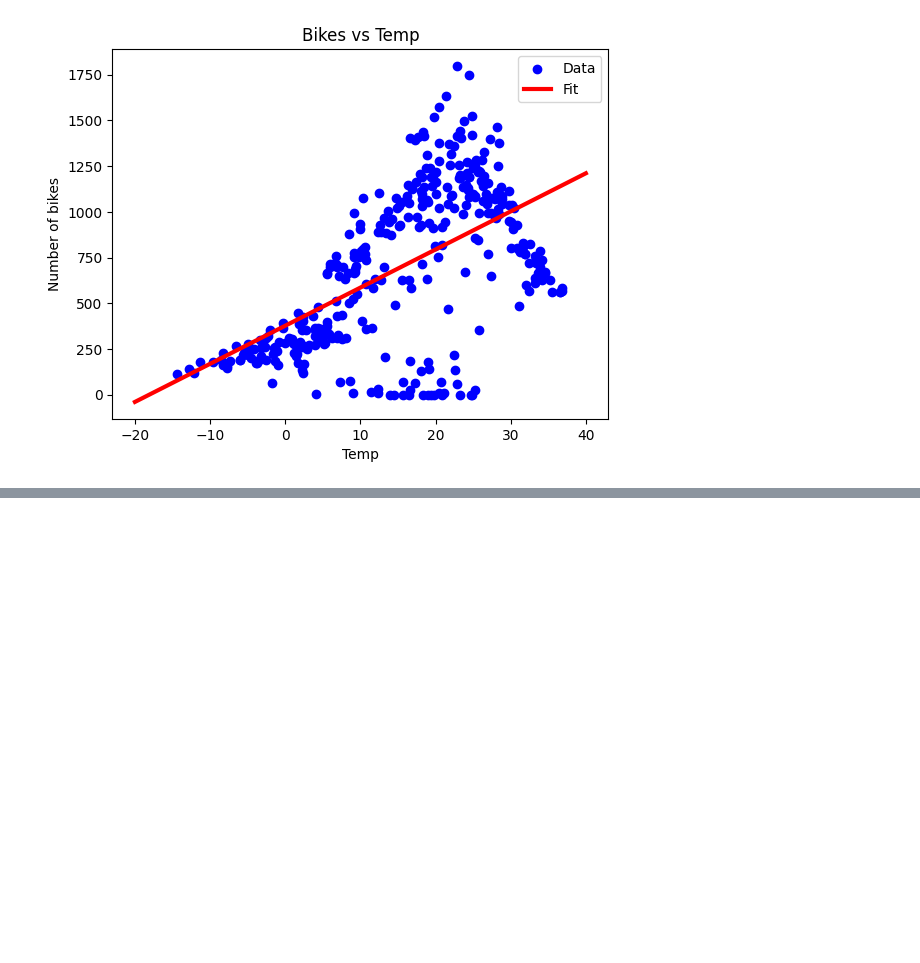
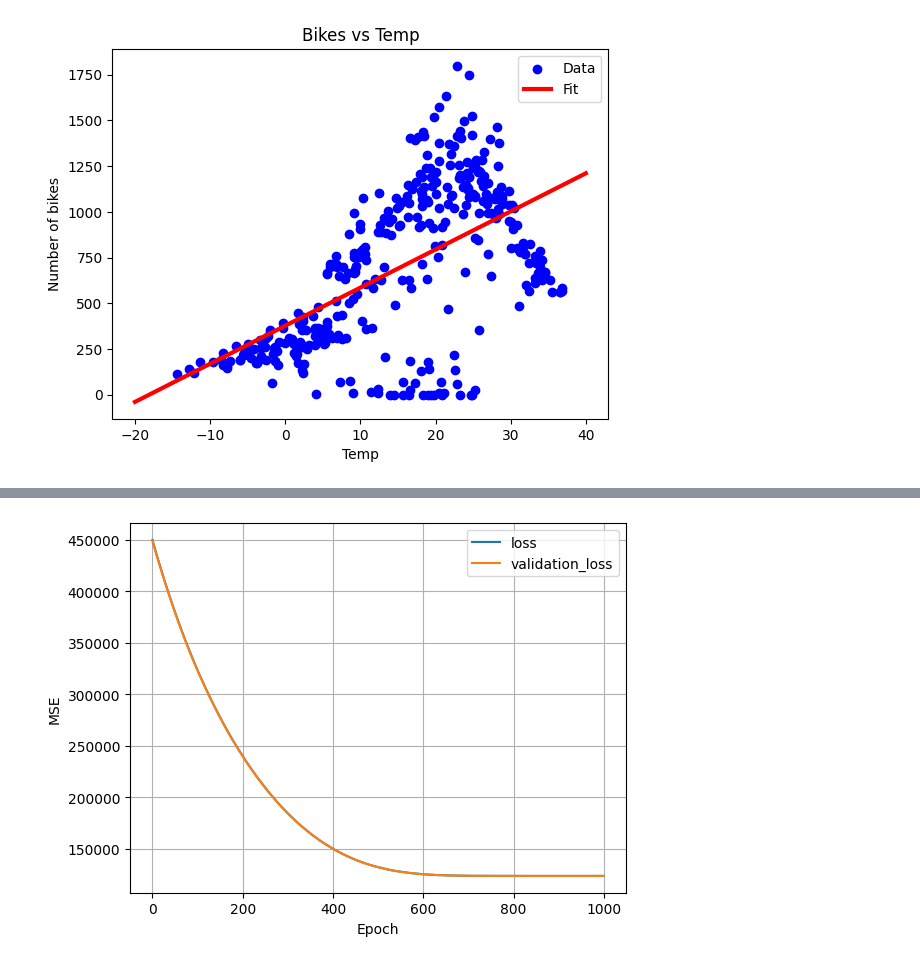
Before and after one commit to aks-ai/Predicting-Bike-Rentals-with-Regression-Neural-Networks, a Jupyter notebook: Bike_rental_demand_prediction.ipynb, the cells around one changed output, grey strips where cells are left out. Cells and saved outputs as stored; diff of their text form; code cells hidden in the pictures; blank space fills up the shorter version.

```diff
--- a/Bike_rental_demand_prediction.ipynb
+++ b/Bike_rental_demand_prediction.ipynb
@@ -224,0 +310,5 @@ plt.show()
+# %%
+# still no conversion so increasing the learning rate here to 0.1 and then plotting
+plot_loss(history)
+# %% [output]
+[figure, added]
```
Also changed, not shown: parts of 25 cells of this notebook.
